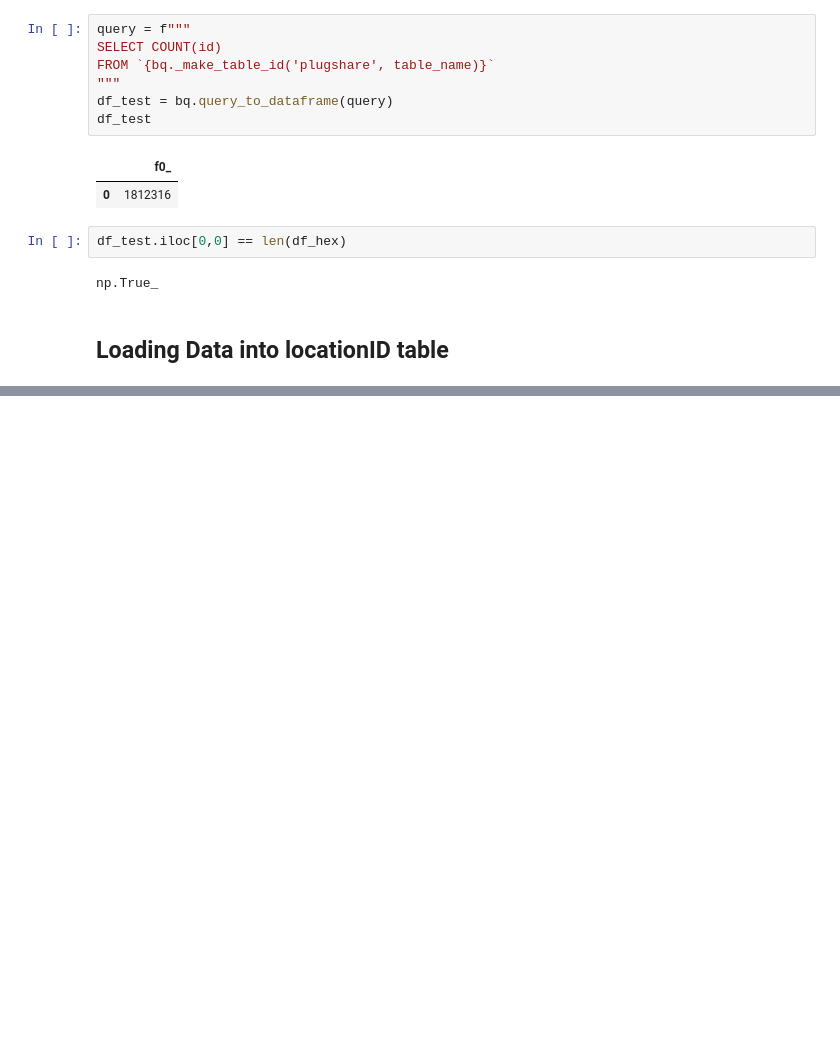
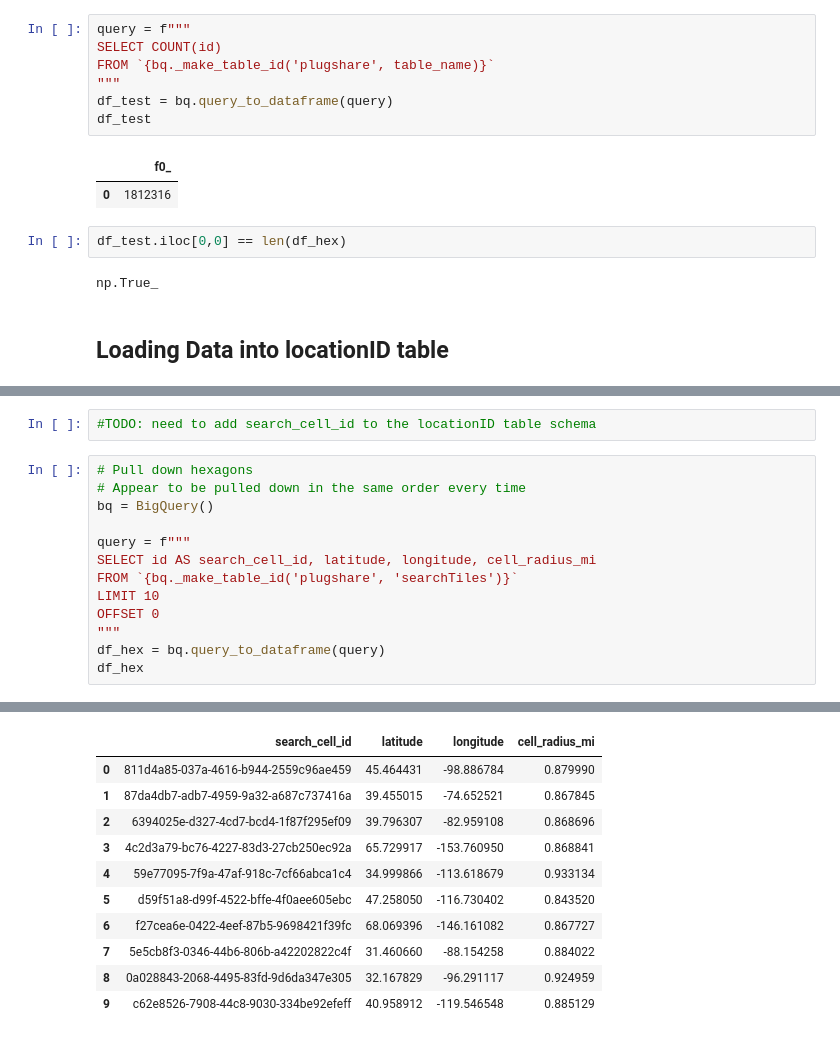
Before and after one commit to emigre459/evlens, a Jupyter notebook: notebooks/exploratory/0.3-DWRM-GCloud.ipynb, the cells around one changed output, grey strips where cells are left out. Cells and saved outputs as stored; diff of their text form; blank space fills up the shorter version.

Commit message:
Add hexagonal search cell ID key

```diff
--- a/notebooks/exploratory/0.3-DWRM-GCloud.ipynb
+++ b/notebooks/exploratory/0.3-DWRM-GCloud.ipynb
@@ -638,0 +639,16 @@ bq.query_to_dataframe(query)
+# %%
+#TODO: need to add search_cell_id to the locationID table schema
+# %%
+# Pull down hexagons
+# Appear to be pulled down in the same order every time
+bq = BigQuery()
+
+query = f"""
+SELECT id AS search_cell_id, latitude, longitude, cell_radius_mi
+FROM `{bq._make_table_id('plugshare', 'searchTiles')}`
+LIMIT 10
+OFFSET 0
+"""
+df_hex = bq.query_to_dataframe(query)
+df_hex
+# %% [output]
@@ -639 +656,12 @@ bq.query_to_dataframe(query)
+|  | search_cell_id | latitude | longitude | cell_radius_mi |
+| 0 | 811d4a85-037a-4616-b944-2559c96ae459 | 45.464431 | -98.886784 | 0.879990 |
+| 1 | 87da4db7-adb7-4959-9a32-a687c737416a | 39.455015 | -74.652521 | 0.867845 |
+| 2 | 6394025e-d327-4cd7-bcd4-1f87f295ef09 | 39.796307 | -82.959108 | 0.868696 |
+| 3 | 4c2d3a79-bc76-4227-83d3-27cb250ec92a | 65.729917 | -153.760950 | 0.868841 |
+| 4 | 59e77095-7f9a-47af-918c-7cf66abca1c4 | 34.999866 | -113.618679 | 0.933134 |
+| 5 | d59f51a8-d99f-4522-bffe-4f0aee605ebc | 47.258050 | -116.730402 | 0.843520 |
+| 6 | f27cea6e-0422-4eef-87b5-9698421f39fc | 68.069396 | -146.161082 | 0.867727 |
+| 7 | 5e5cb8f3-0346-44b6-806b-a42202822c4f | 31.460660 | -88.154258 | 0.884022 |
+| 8 | 0a028843-2068-4495-83fd-9d6da347e305 | 32.167829 | -96.291117 | 0.924959 |
+| 9 | c62e8526-7908-44c8-9030-334be92efeff | 40.958912 | -119.546548 | 0.885129 |
 # %%
```
Also changed, not shown: parts of 6 cells of this notebook, 3 other files.
